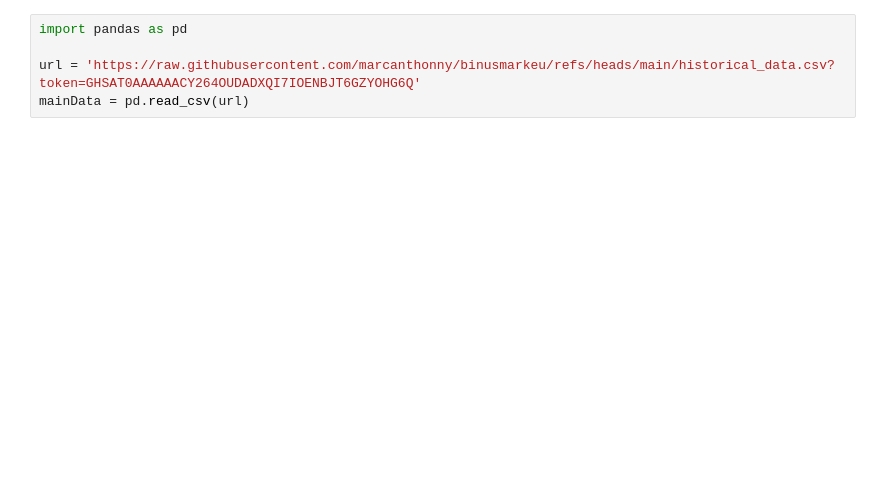
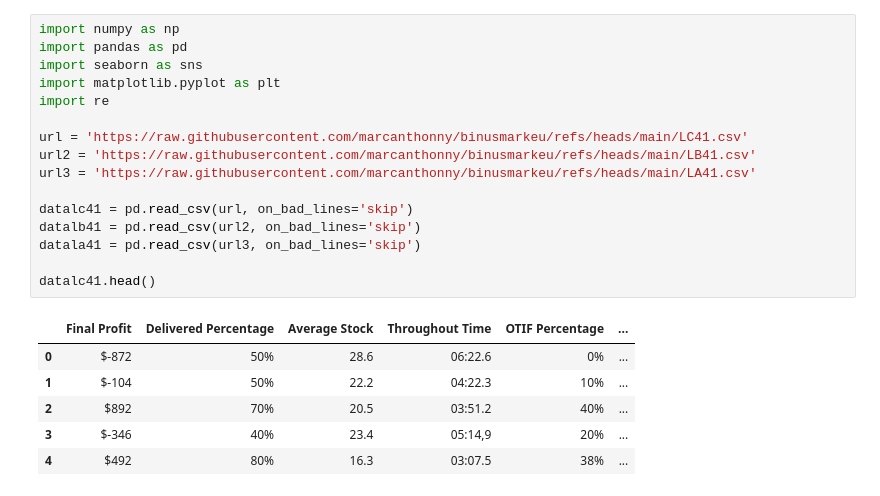
Before and after one commit to marcanthonny/binusmarkeu, a Jupyter notebook: main-analysis.ipynb, the cells around one changed output. Drawn from its saved outputs; the diff is of its cells as text; blank space fills up the shorter version.

```diff
--- a/main-analysis.ipynb
+++ b/main-analysis.ipynb
@@ -1,6 +1,24 @@
-# %%
-import pandas as pd
-
-url = 'https://raw.githubusercontent.com/marcanthonny/binusmarkeu/refs/heads/main/historical_data.csv?token=GHSAT0AAAAAACY264OUDADXQI7IOENBJT6GZYOHG6Q'
-mainData = pd.read_csv(url)
+# %%
+import numpy as np
+import pandas as pd
+import seaborn as sns
+import matplotlib.pyplot as plt
+import re
+
+url = 'https://raw.githubusercontent.com/marcanthonny/binusmarkeu/refs/heads/main/LC41.csv'
+url2 = 'https://raw.githubusercontent.com/marcanthonny/binusmarkeu/refs/heads/main/LB41.csv'
+url3 = 'https://raw.githubusercontent.com/marcanthonny/binusmarkeu/refs/heads/main/LA41.csv'
+
+datalc41 = pd.read_csv(url, on_bad_lines='skip')
+datalb41 = pd.read_csv(url2, on_bad_lines='skip')
+datala41 = pd.read_csv(url3, on_bad_lines='skip')
+
+datalc41.head()
+# %% [output]
+|  | Final Profit | Delivered Percentage | Average Stock | Throughout Time | OTIF Percentage | ... |
+| 0 | $-872 | 50% | 28.6 | 06:22.6 | 0% | ... |
+| 1 | $-104 | 50% | 22.2 | 04:22.3 | 10% | ... |
+| 2 | $892 | 70% | 20.5 | 03:51.2 | 40% | ... |
+| 3 | $-346 | 40% | 23.4 | 05:14,9 | 20% | ... |
+| 4 | $492 | 80% | 16.3 | 03:07.5 | 38% | ... |
 # %%
```
Also changed, not shown: parts of 8 cells of this notebook, 5 other files.
